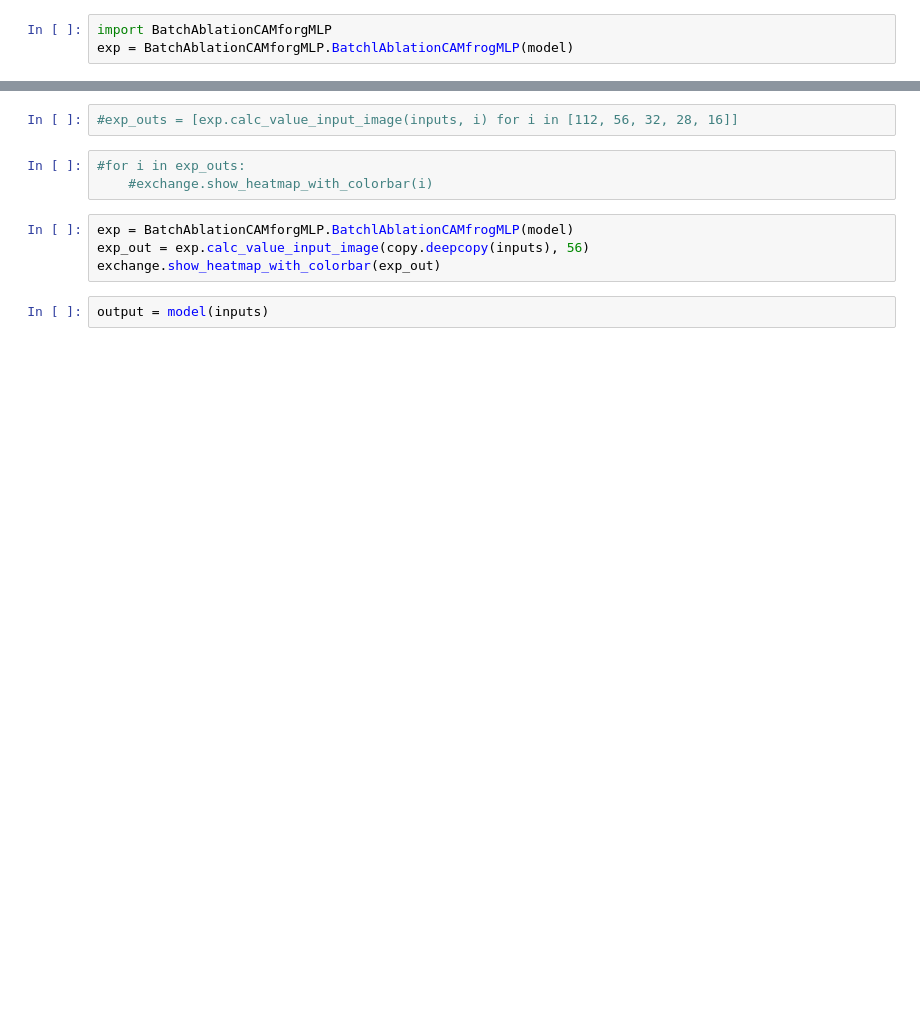
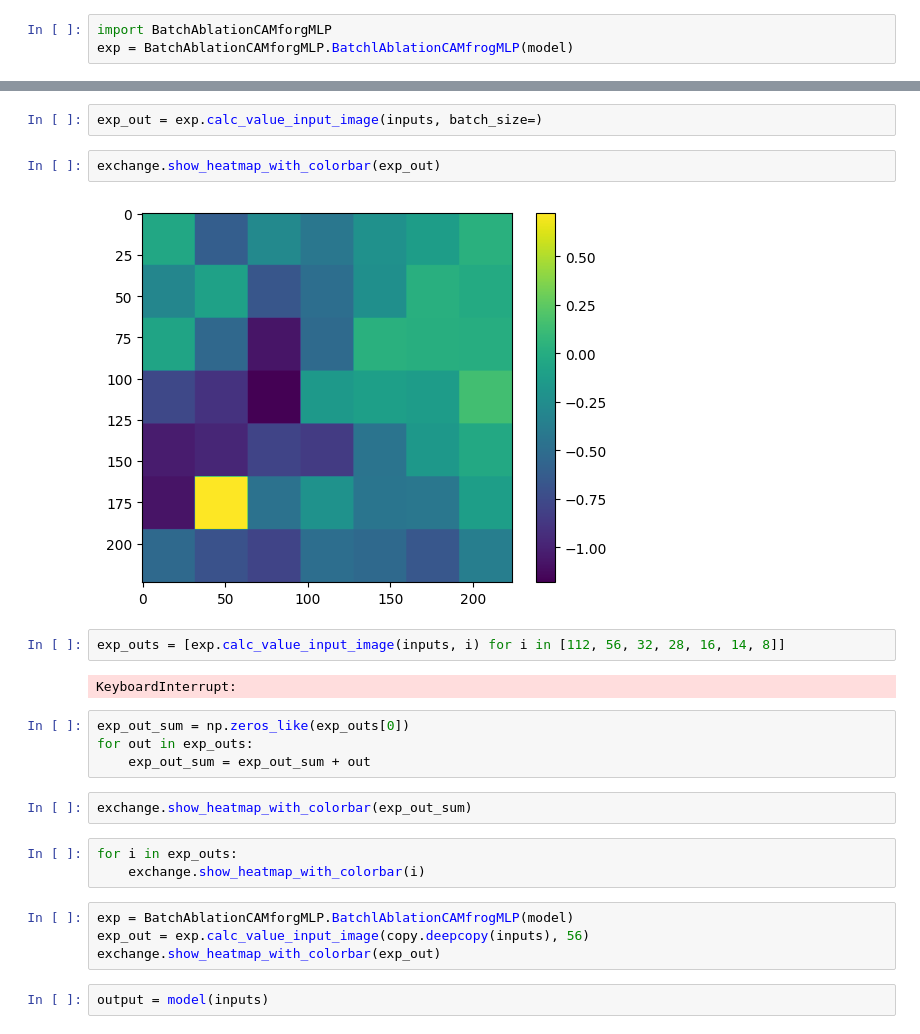
Before and after one commit to murakami-rintaro/XAIforgMLP, a Jupyter notebook: test_for_methods.ipynb, the cells around one changed output, grey strips where cells are left out. Cells and saved outputs as stored; diff of their text form; blank space fills up the shorter version.

Commit message:
batchablationを修正

```diff
--- a/test_for_methods.ipynb
+++ b/test_for_methods.ipynb
@@ -54,8 +63,22 @@ exp = BatchAblationCAMforgMLP.BatchlAblationCAMfrogMLP(model)
+# %%
+exp_out = exp.calc_value_input_image(inputs, batch_size=)
+# %%
+exchange.show_heatmap_with_colorbar(exp_out)
+# %% [output]
+[figure, added]
 # %%
-#exp_outs = [exp.calc_value_input_image(inputs, i) for i in [112, 56, 32, 28, 16]]
+exp_outs = [exp.calc_value_input_image(inputs, i) for i in [112, 56, 32, 28, 16, 14, 8]]
+# %% [output]
+KeyboardInterrupt:
+# %%
+exp_out_sum = np.zeros_like(exp_outs[0])
+for out in exp_outs:
+    exp_out_sum = exp_out_sum + out
+# %%
+exchange.show_heatmap_with_colorbar(exp_out_sum)
 # %%
-#for i in exp_outs:
-    #exchange.show_heatmap_with_colorbar(i)
+for i in exp_outs:
+    exchange.show_heatmap_with_colorbar(i)
 # %%
 exp = BatchAblationCAMforgMLP.BatchlAblationCAMfrogMLP(model)
 exp_out = exp.calc_value_input_image(copy.deepcopy(inputs), 56)
```
Also changed, not shown: parts of 18 cells of this notebook, 4 other files.
